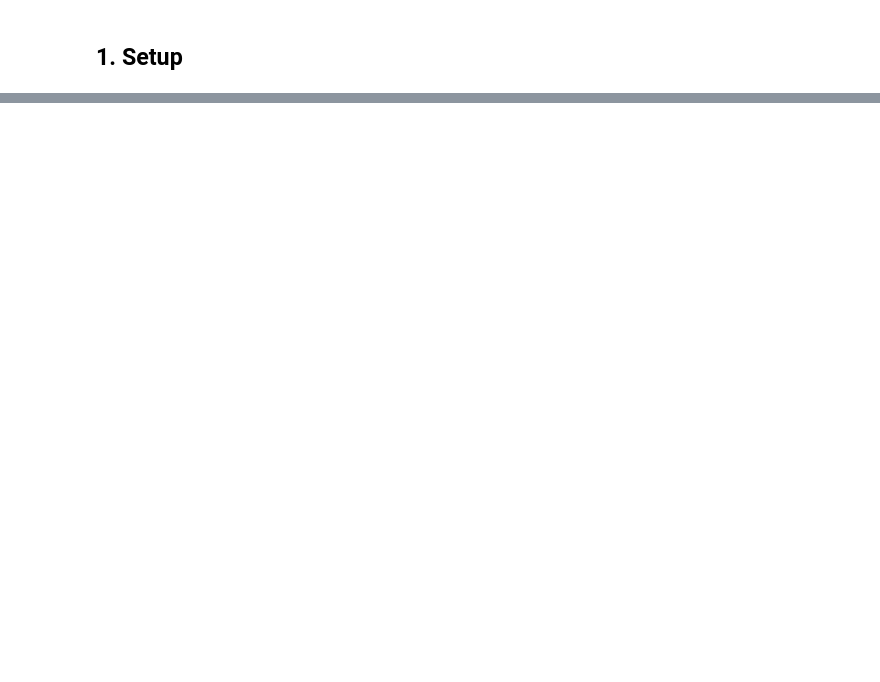
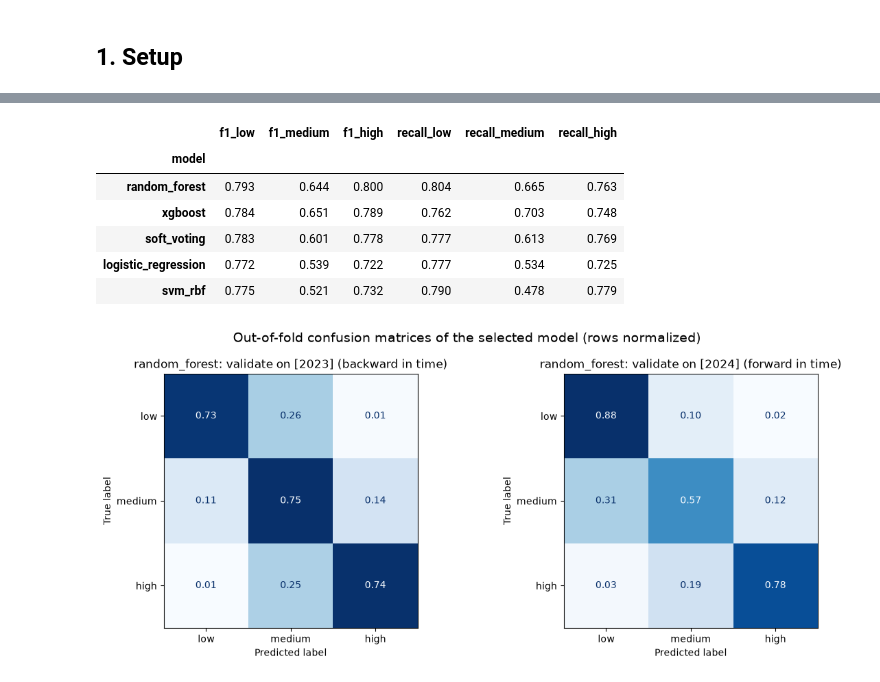
Before and after one commit to Break-Through-Tech/Sports-Analytics-1B-assessing-football-stadium-attendance-and-experience, a Jupyter notebook: notebooks/03_candidate_models.ipynb, the cells around one changed output, grey strips where cells are left out. Cells and saved outputs as stored; diff of their text form; code cells hidden in the pictures; blank space fills up the shorter version.

Commit message:
Update candidate models and perform hyperparameter tuning

```diff
--- a/notebooks/03_candidate_models.ipynb
+++ b/notebooks/03_candidate_models.ipynb
@@ -657,5 +17,0 @@ def plot_cv_confusion(name, model, normalize="true"):
-# %%
-for name, m in [("logreg", logreg_model), ("svm", svm_model),
-                ("rf", rf_model), ("xgb", xgb_model)]:
-    s = cross_val_score(clone(m), X_train, y_train, cv=cv_splits, scoring=SCORING)
-    print(f"untuned {name}: {s.mean():.4f} (folds: {np.round(s, 4)})")
@@ -790,0 +407,14 @@ season
+# %%
+SELECTION_CANDIDATES = [*BASE_NAMES, "soft_voting"]
+fold_columns = [f"f1_macro_val_{fold_name}" for fold_name in FOLD_NAMES]
+
+ranking = tuned_cv.loc[SELECTION_CANDIDATES].sort_values("cv_f1_macro", ascending=False)
+best_model_name = ranking.index[0]
+runner_up_name = ranking.index[1]
+selection_margin = ranking.iloc[0]["cv_f1_macro"] - ranking.iloc[1]["cv_f1_macro"]
+fold_spread = ranking.loc[best_model_name, fold_columns].max() - ranking.loc[best_model_name, fold_columns].min()
+selection_is_tie = bool(selection_margin < fold_spread)
+
+show_scores(ranking[["cv_accuracy", "cv_balanced_accuracy", "cv_precision_macro", "cv_recall_macro", "cv_f1_macro", *fold_columns, "cv_roc_auc"]])
+print(f"Selected by grouped-CV macro F1: {best_model_name}")
+print(f"Runner-up: {runner_up_name} | margin: {selection_margin:.3f} | fold-to-fold spread of the winner: {fold_spread:.3f}")
@@ -790,0 +441,44 @@ season
+# %%
+def oof_by_fold(model):
+    folds = []
+    for train_idx, valid_idx in cv_splits:
+        fitted = clone(model).fit(X_train.iloc[train_idx], y_train.iloc[train_idx])
+        folds.append((y_train.iloc[valid_idx].to_numpy(), fitted.predict(X_train.iloc[valid_idx])))
+    return folds
+
+
+oof = {name: oof_by_fold(tuned_candidates[name]) for name in SELECTION_CANDIDATES}
+
+per_class_rows = {}
+for name, folds in oof.items():
+    y_true_all = np.concatenate([fold[0] for fold in folds])
+    y_pred_all = np.concatenate([fold[1] for fold in folds])
+    f1_values = f1_score(y_true_all, y_pred_all, labels=LABELS, average=None, zero_division=0)
+    recall_values = recall_score(y_true_all, y_pred_all, labels=LABELS, average=None, zero_division=0)
+    per_class_rows[name] = {
+        **{f"f1_{label}": value for label, value in zip(CLASS_NAMES, f1_values)},
+        **{f"recall_{label}": value for label, value in zip(CLASS_NAMES, recall_values)},
+    }
+cv_per_class = pd.DataFrame(per_class_rows).T.loc[ranking.index]
+cv_per_class.index.name = "model"
+display(cv_per_class.style.format("{:.3f}"))
+
+fig, axes = plt.subplots(1, len(oof[best_model_name]), figsize=(6 * len(oof[best_model_name]), 5))
+for ax, (y_true_fold, y_pred_fold), info in zip(np.atleast_1d(axes), oof[best_model_name], FOLD_INFO):
+    ConfusionMatrixDisplay.from_predictions(
+        y_true_fold, y_pred_fold, labels=LABELS, display_labels=CLASS_NAMES,
+        normalize="true", values_format=".2f", cmap="Blues", colorbar=False, ax=ax,
+    )
+    ax.set_title(f"{best_model_name}: validate on {info['validation_seasons']} ({info['direction']})")
+fig.suptitle("Out-of-fold confusion matrices of the selected model (rows normalized)", fontsize=14)
+fig.tight_layout()
+plt.show()
+# %% [output]
+|  | f1_low | f1_medium | f1_high | recall_low | recall_medium | recall_high |
+| model |  |  |  |  |  |  |
+| random_forest | 0.793 | 0.644 | 0.800 | 0.804 | 0.665 | 0.763 |
+| xgboost | 0.784 | 0.651 | 0.789 | 0.762 | 0.703 | 0.748 |
+| soft_voting | 0.783 | 0.601 | 0.778 | 0.777 | 0.613 | 0.769 |
+| logistic_regression | 0.772 | 0.539 | 0.722 | 0.777 | 0.534 | 0.725 |
+| svm_rbf | 0.775 | 0.521 | 0.732 | 0.790 | 0.478 | 0.779 |
+[figure, added]
```
Also changed, not shown: parts of 75 cells of this notebook.
